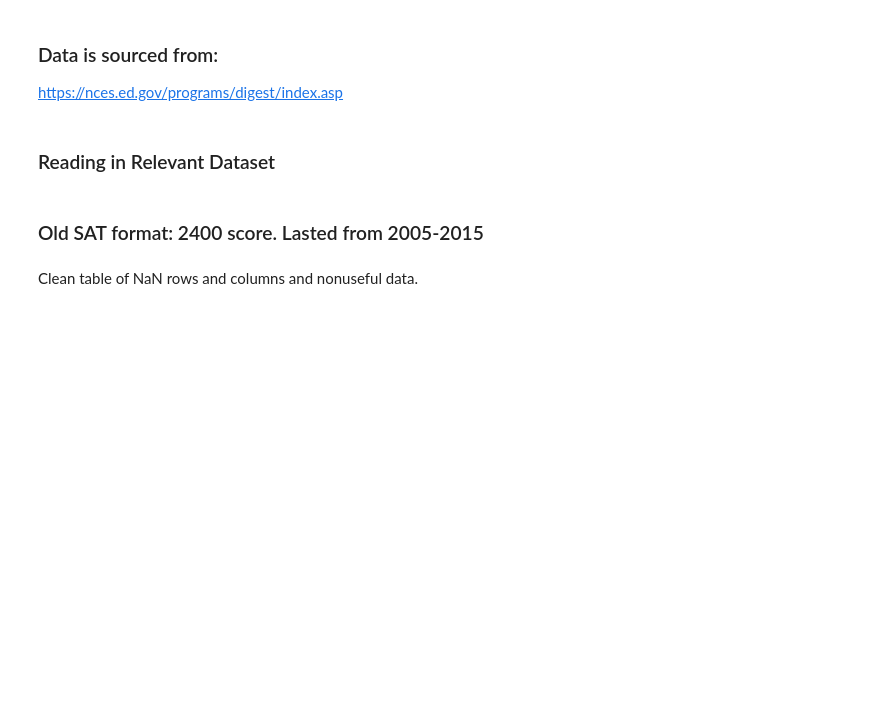
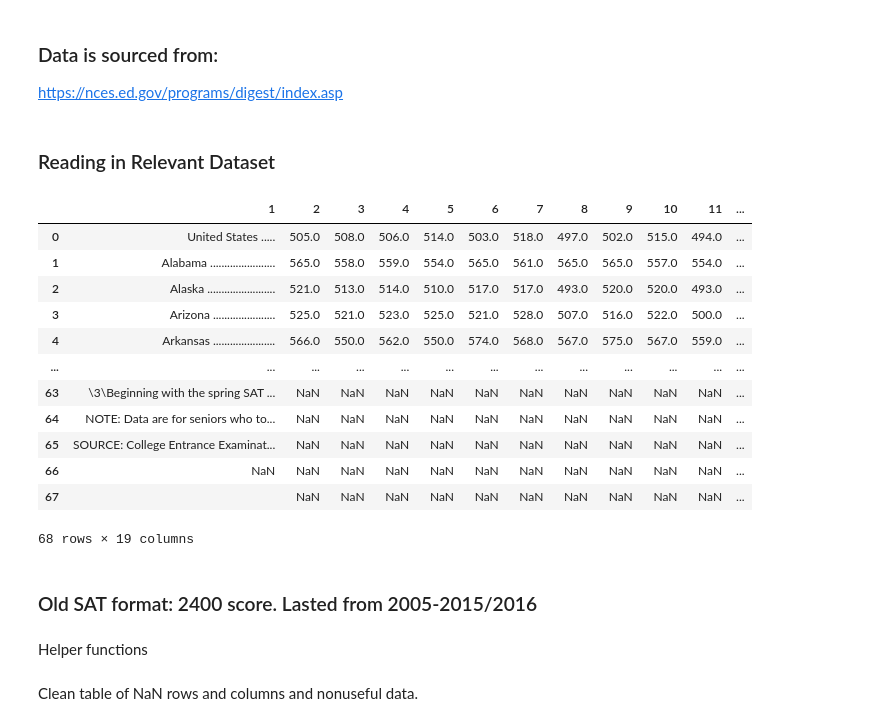
Before and after one commit to phamc4/Projects, a Jupyter notebook: SAT_changes.ipynb, the cells around one changed output. Saved outputs shown, nothing was run; the diff lists cells and outputs as text; code cells hidden in the pictures; blank space fills up the shorter version.

```diff
--- a/SAT_changes.ipynb
+++ b/SAT_changes.ipynb
@@ -40,6 +41,25 @@ race = pd.read_excel('data/race_score.xls')
 race = race.iloc[3:41, :17]
 race.drop(race.columns[[1,2,3,4,5,6]], axis=1, inplace=True)
 race.columns = ['Ethnicity', '2005', '2006', '2007', '2008', '2009', '2010', '2011', '2012', '2013', '2014']
+# %%
+#See what raw data looks like
+old_2006_2009
+# %% [output]
+|  | 1 | 2 | 3 | 4 | 5 | 6 | 7 | 8 | 9 | 10 | 11 | ... |
+| 0 | United States ..... | 505.0 | 508.0 | 506.0 | 514.0 | 503.0 | 518.0 | 497.0 | 502.0 | 515.0 | 494.0 | ... |
+| 1 | Alabama ....................... | 565.0 | 558.0 | 559.0 | 554.0 | 565.0 | 561.0 | 565.0 | 565.0 | 557.0 | 554.0 | ... |
+| 2 | Alaska ........................ | 521.0 | 513.0 | 514.0 | 510.0 | 517.0 | 517.0 | 493.0 | 520.0 | 520.0 | 493.0 | ... |
+| 3 | Arizona ...................... | 525.0 | 521.0 | 523.0 | 525.0 | 521.0 | 528.0 | 507.0 | 516.0 | 522.0 | 500.0 | ... |
+| 4 | Arkansas ...................... | 566.0 | 550.0 | 562.0 | 550.0 | 574.0 | 568.0 | 567.0 | 575.0 | 567.0 | 559.0 | ... |
+| ... | ... | ... | ... | ... | ... | ... | ... | ... | ... | ... | ... | ... |
+| 63 | \3\Beginning with the spring SAT ... | NaN | NaN | NaN | NaN | NaN | NaN | NaN | NaN | NaN | NaN | ... |
+| 64 | NOTE: Data are for seniors who to... | NaN | NaN | NaN | NaN | NaN | NaN | NaN | NaN | NaN | NaN | ... |
+| 65 | SOURCE: College Entrance Examinat... | NaN | NaN | NaN | NaN | NaN | NaN | NaN | NaN | NaN | NaN | ... |
+| 66 | NaN | NaN | NaN | NaN | NaN | NaN | NaN | NaN | NaN | NaN | NaN | ... |
+| 67 |  | NaN | NaN | NaN | NaN | NaN | NaN | NaN | NaN | NaN | NaN | ... |
+68 rows × 19 columns
 # %% [markdown]
-### Old SAT format: 2400 score. Lasted from 2005-2015
+### Old SAT format: 2400 score. Lasted from 2005-2015/2016
+# %% [markdown]
+Helper functions
 # %%
```
Also changed, not shown: parts of 12 cells of this notebook.
